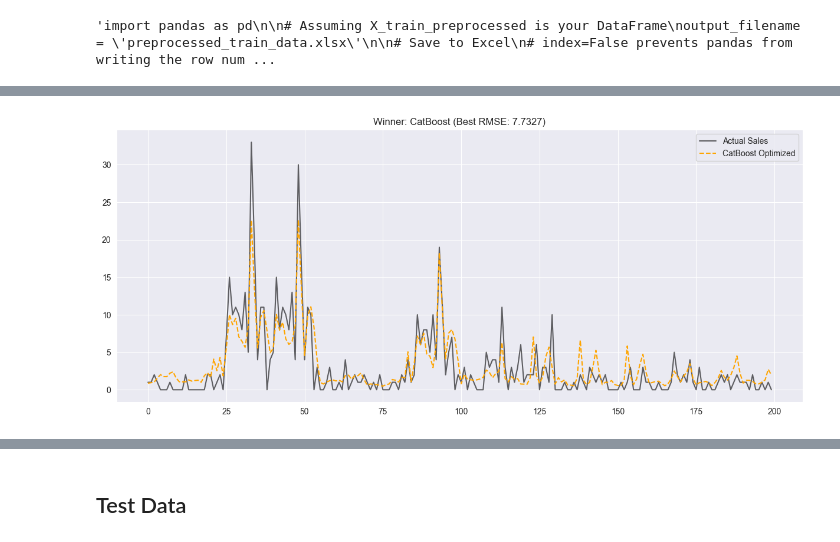
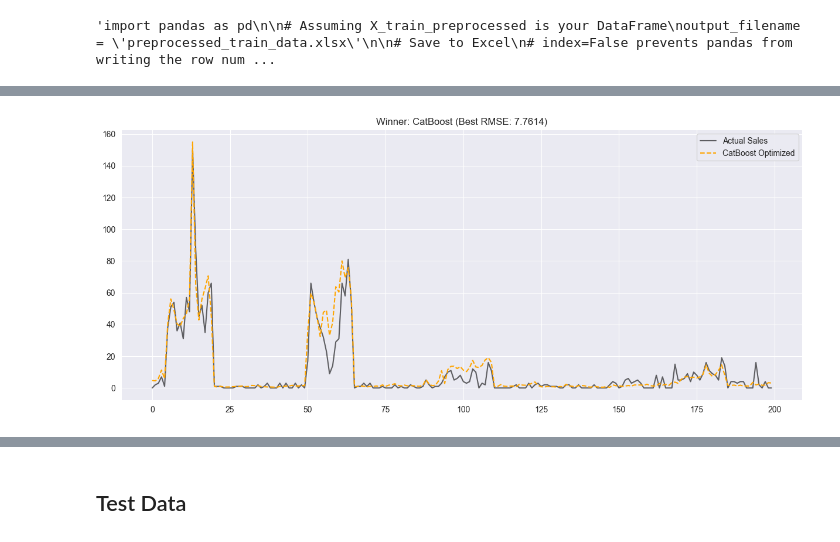
Before and after one commit to luisgrewe/StockSalesPrediction, a Jupyter notebook: salesprediction.ipynb, the cells around one changed output, grey strips where cells are left out. Saved outputs shown, nothing was run; the diff lists cells and outputs as text; code cells hidden in the pictures.

Commit message:
Added changes to exploratory data analysis

```diff
--- a/salesprediction.ipynb
+++ b/salesprediction.ipynb
@@ -15,3 +14,6 @@ data_loader = SalesDataLoader(train_path='data/df_stock_sales_train.xlsx', test_
                  date_col='week', target_col='sales',
                  id_cols=['store_number', 'product_number'])
 df = data_loader.load_raw_data()
+
+df_train = df["train"]
+df_test = df["test"]
@@ -58,0 +52,5 @@ Maximum Rows in one week: 599
+# %%
+X_train_preprocessed = data_loader.preprocessing(df_train)
+X_test_preprocessed = data_loader.preprocessing(df_test)
+
+X_train_preprocessed.dtypes
@@ -59,5 +289,2 @@ Maximum Rows in one week: 599
 # %% [markdown]
 ## Preprocessing
-# %%
-X_train_preprocessed = data_loader.preprocessing(df['train'])
-X_train_preprocessed.dtypes
@@ -115,15 +327,14 @@ cutoff_date = max_date - pd.Timedelta(weeks=15)
 train_mask = X_train_engineered[date_col] <= cutoff_date
 val_mask = X_train_engineered[date_col] > cutoff_date
 
-X_train = X_train_engineered.loc[train_mask].drop(columns=[target, "week"])
+X_train = X_train_engineered.loc[train_mask].drop(columns=[target, "week", "quarter"])
 y_train = X_train_engineered.loc[train_mask, target]
 
-X_val = X_train_engineered.loc[val_mask].drop(columns=[target, "week"])
+X_val = X_train_engineered.loc[val_mask].drop(columns=[target, "week", "quarter"])
 y_val = X_train_engineered.loc[val_mask, target]
 
 print(f"Train set: {X_train.shape[0]} rows | Date range: {X_train_engineered.loc[train_mask, date_col].min().date()} to {cutoff_date.date()}")
 print(f"Val set:   {X_val.shape[0]} rows | Date range: {X_train_engineered.loc[val_mask, date_col].min().date()} to {max_date.date()}")
-print(f"Ready! Training on data up to {cutoff_date.date()}")
 # %% [output]
 Train set: 76073 rows | Date range: 2022-04-12 to 2024-09-11
 Val set:   8985 rows | Date range: 2024-09-18 to 2024-12-25
@@ -379,36 +591,36 @@ study.optimize(objective, n_trials=50)
 # %%
 X_final_train_data = pd.concat([X_train_xgb, X_val_xgb]) if winner_name != 'CatBoost' else pd.concat([X_train, X_val])
 y_final_train_data = pd.concat([y_train, y_val])
 
 if winner_name != 'CatBoost':
     for col in categorical_features:
         X_final_train_data[col] = X_final_train_data[col].astype('category')
 
         #test_input[col] = test_input[col].astype('category')
         #test_input[col] = test_input[col].cat.set_categories(X_final_train_data[col].cat.categories)
 
 best_ntree = study.best_trial.user_attrs["best_ntree"]
 
 if winner_name == 'XGBoost':
     final_model = xgb.XGBRegressor(**study.best_params, n_estimators=best_ntree, enable_categorical=True, random_state=42)
 elif winner_name == 'CatBoost':
     final_model = CatBoostRegressor(**study.best_params, iterations=best_ntree, random_seed=42, verbose=False)
 elif winner_name == 'LightGBM':
     final_model = lgb.LGBMRegressor(**study.best_params, n_estimators=best_ntree, random_state=42)
 
 final_model.fit(X_final_train_data, y_final_train_data)
 
 test_input = X_val_xgb if winner_name != 'CatBoost' else X_val
 val_preds = final_model.predict(test_input)
 
 plt.figure(figsize=(15, 6))
-plt.plot(y_val.values[8000:8200], label='Actual Sales', color='black', alpha=0.6)
-plt.plot(val_preds[8000:8200], label=f'{winner_name} Optimized', color='orange', linestyle='--')
+plt.plot(y_val.values[-200:], label='Actual Sales', color='black', alpha=0.6)
+plt.plot(val_preds[-200:], label=f'{winner_name} Optimized', color='orange', linestyle='--')
 plt.title(f"Winner: {winner_name} (Best RMSE: {study.best_value:.4f})")
 plt.legend()
 plt.show()
 # %% [output]
-[figure, old version]
+[figure, new version]
 # %%
 feature_names = X_train_xgb.columns
 
```
Also changed, not shown: parts of 28 cells of this notebook, 8 other files.
